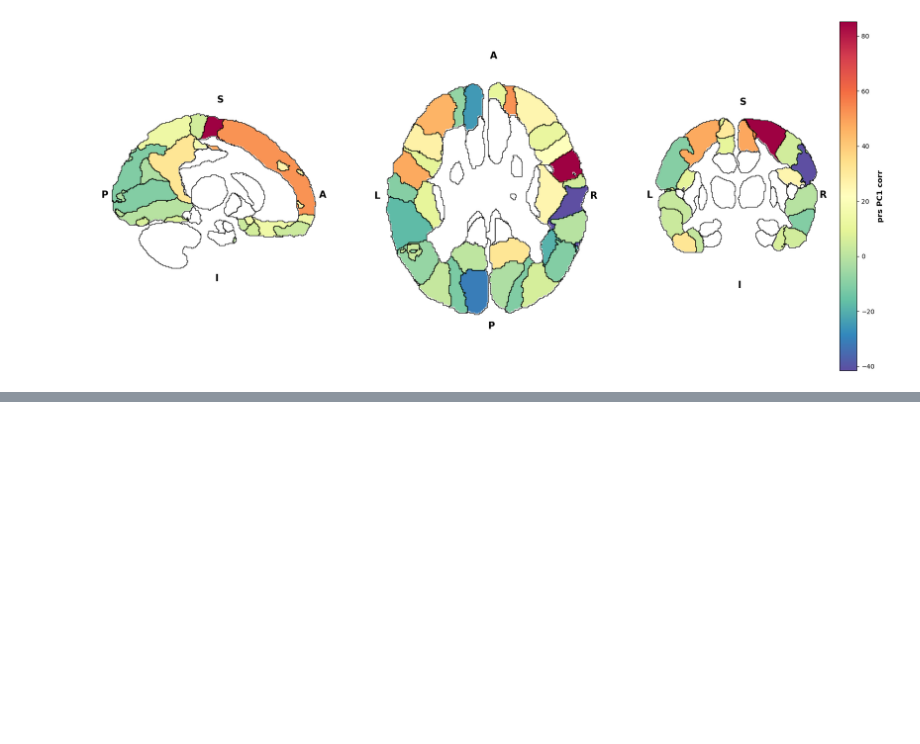
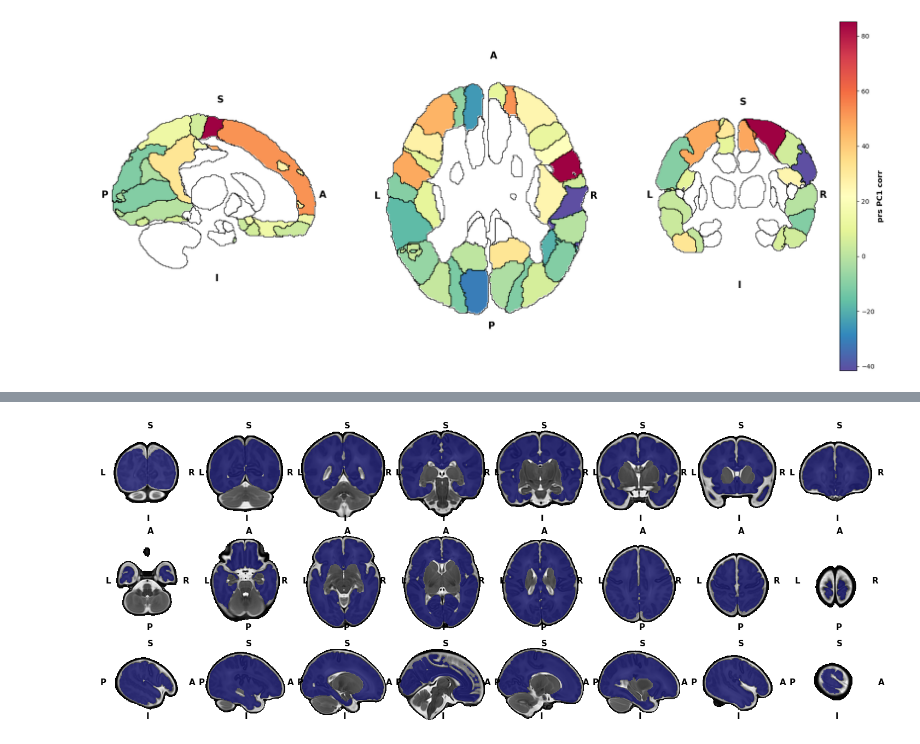
Before and after one commit to lehai-ml/dHCP_genetics, a Jupyter notebook: notebook_results/asd/Jacobians_analysis.ipynb, the cells around one changed output, grey strips where cells are left out. Drawn from its saved outputs; the diff is of its cells as text; code cells hidden in the pictures; blank space fills up the shorter version.

```diff
--- a/notebook_results/asd/Jacobians_analysis.ipynb
+++ b/notebook_results/asd/Jacobians_analysis.ipynb
@@ -319,0 +423,39 @@ sns.despine(bottom=True,right=True,left=True,top=True)
+# %%
+fig,axes = plt.subplots(3,8,figsize=(20,8),layout='constrained')
+# axes = axes.flatten()
+jacobians_effect_sizes=visualisation.Brainmap(atlas_file='../../codes/DrawEMVol/mask_gm_wm_only.nii.gz')
+jacobians_effect_sizes.atlas[jacobians_effect_sizes.atlas==0]=np.nan
+vmin = np.min(jacobians_effect_sizes.atlas[~np.isnan(jacobians_effect_sizes.atlas)])
+vmax = np.max(jacobians_effect_sizes.atlas[~np.isnan(jacobians_effect_sizes.atlas)])
+
+for ax,atlas_slice in zip(axes[0,:],np.linspace(40,180,8)):
+    _,_ = visualisation.Brainmap.plot_segmentation(
+        atlas_slice=int(atlas_slice),
+        map_view=['coronal'],
+        atlas_file='../../codes/DrawEMVol/week40_T2w.nii.gz',T2=True,cmap='gray',axes=[ax])
+    ax.imshow(np.rot90(jacobians_effect_sizes.atlas[:,int(atlas_slice),:]),alpha=.55,cmap='jet',
+              vmin=vmin,vmax=vmax)
+for ax,atlas_slice in zip(axes[1,:],np.linspace(40,180,8)):
+    _,_ = visualisation.Brainmap.plot_segmentation(
+        atlas_slice=int(atlas_slice),
+        map_view=['axial'],
+        atlas_file='../../codes/DrawEMVol/week40_T2w.nii.gz',T2=True,cmap='gray',axes=[ax])
+    ax.imshow(np.rot90(jacobians_effect_sizes.atlas[:,:,int(atlas_slice)]),alpha=.55,cmap='jet',
+              vmin=vmin,vmax=vmax)
+for ax,atlas_slice in zip(axes[2,:],np.linspace(30,180,8)):
+    _,_ = visualisation.Brainmap.plot_segmentation(
+        atlas_slice=int(atlas_slice),
+        map_view=['sagittal'],
+        atlas_file='../../codes/DrawEMVol/week40_T2w.nii.gz',T2=True,cmap='gray',axes=[ax])
+    last_image = ax.imshow(np.rot90(jacobians_effect_sizes.atlas[int(atlas_slice),:,:]),
+              alpha=.55,cmap='jet',
+              vmin=vmin,vmax=vmax)
+
+# cbar = fig.colorbar(last_image,ax=axes[:,-1],orientation='vertical',shrink=.6)
+# cbar.solids.set(alpha=1)
+# cbar.ax.tick_params(labelsize=15)
+# cbar.set_label(r'$\beta$',rotation=270,fontsize=20)
+
+fig.savefig('jacobians_mask.png')
+# %% [output]
+[figure, added]
```
Also changed, not shown: parts of 32 cells of this notebook.
